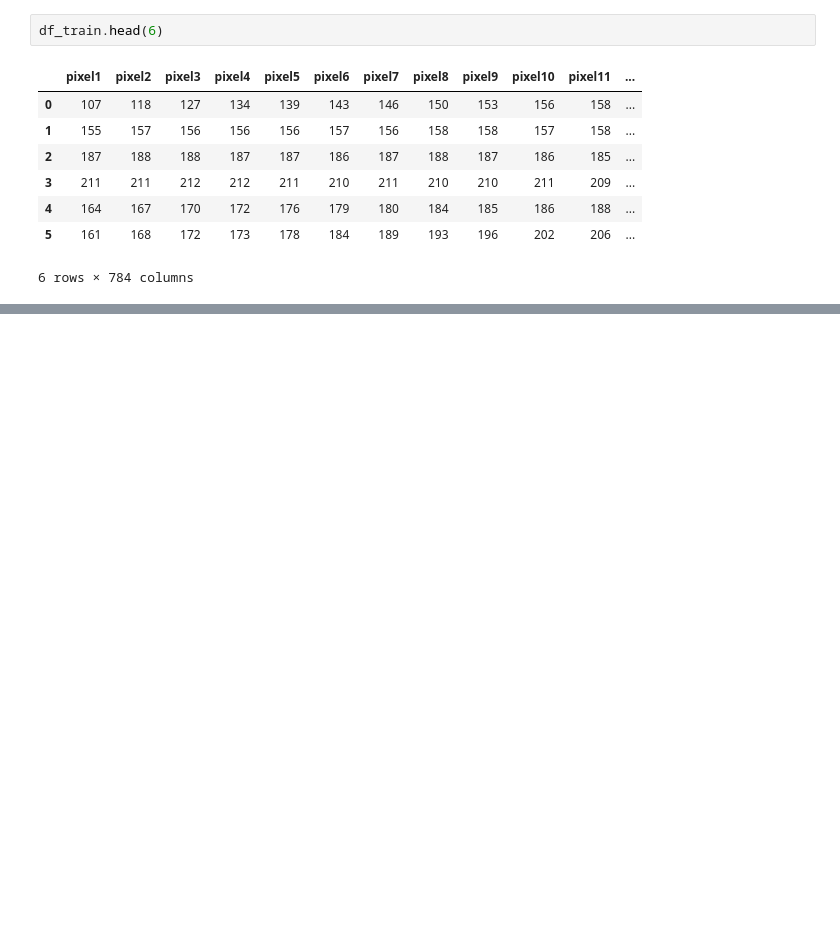
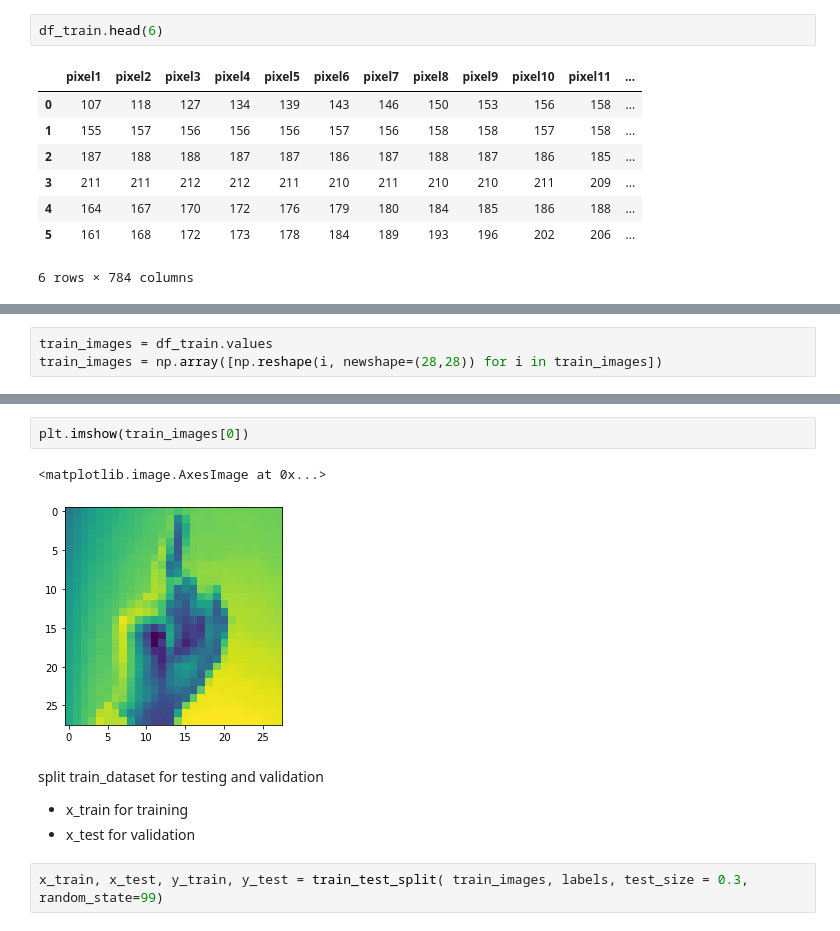
Before and after one commit to bobyuwono/Sign-Language-Game, a Jupyter notebook: Sign_Language_Classifier.ipynb, the cells around one changed output, grey strips where cells are left out. Cells and saved outputs as stored; diff of their text form; blank space fills up the shorter version.

```diff
--- a/Sign_Language_Classifier.ipynb
+++ b/Sign_Language_Classifier.ipynb
@@ -55,0 +55,3 @@ images = n
+# %%
+train_images = df_train.values
+train_images = np.array([np.reshape(i, newshape=(28,28)) for i in train_images])
@@ -55,0 +72,13 @@ images = n
+# %%
+plt.imshow(train_images[0])
+# %% [output]
+<matplotlib.image.AxesImage at 0x...>
+[figure, added]
+# %% [markdown]
+split train_dataset for testing and validation
+
+
+*   x_train for training
+*   x_test for validation
+# %%
+x_train, x_test, y_train, y_test = train_test_split( train_images, labels, test_size = 0.3, random_state=99)
```
Also changed, not shown: parts of 4 cells of this notebook.
